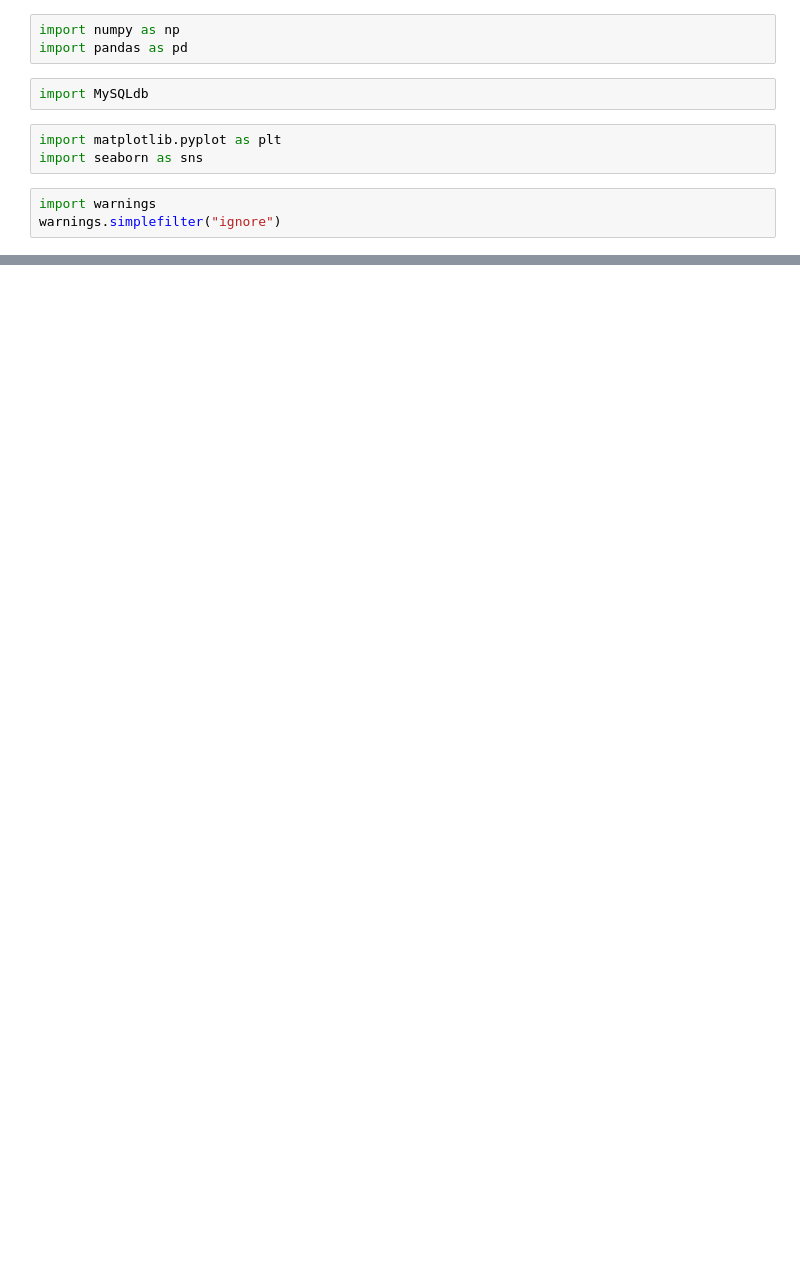
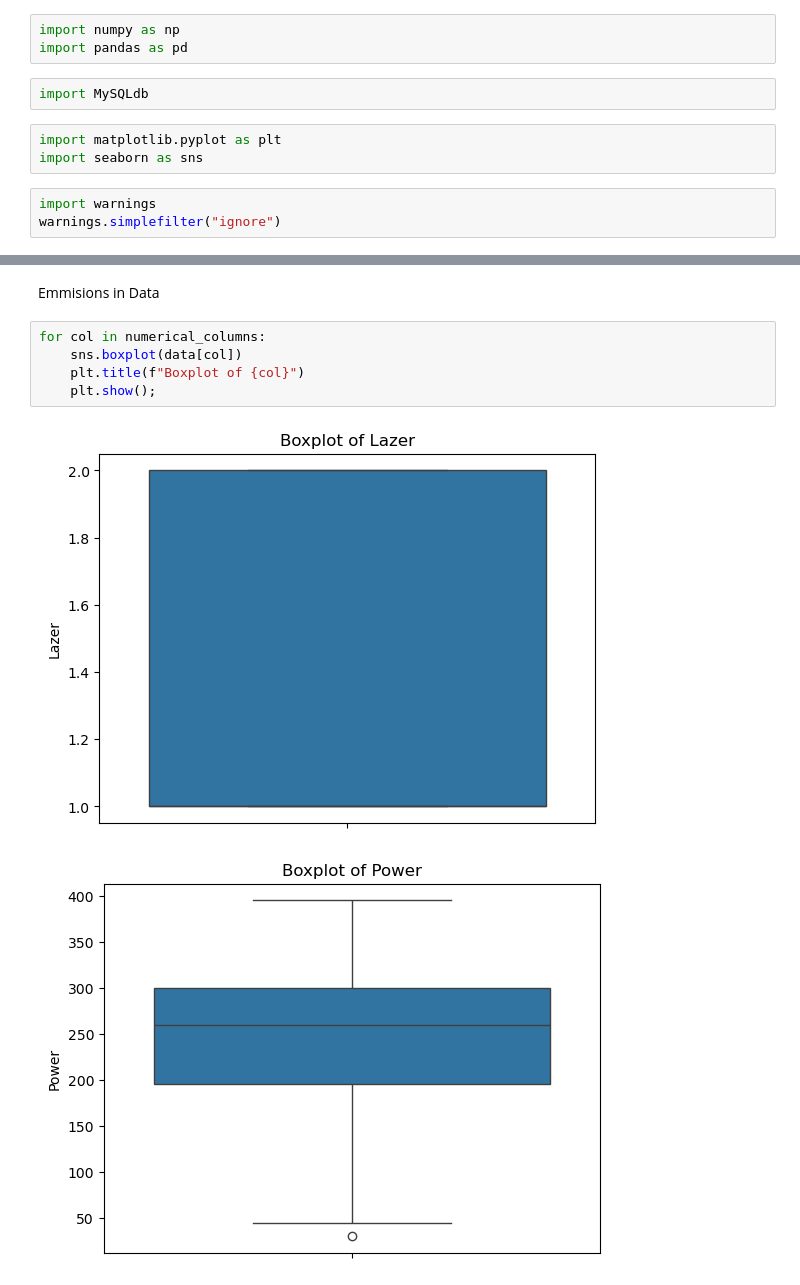
Before and after one commit to Kanclek/Machine-Learning-project, a Jupyter notebook: Main.ipynb, the cells around one changed output, grey strips where cells are left out. Cells and saved outputs as stored; diff of their text form; blank space fills up the shorter version.

```diff
--- a/Main.ipynb
+++ b/Main.ipynb
@@ -102,0 +111,10 @@ class Visualisation:
+# %% [markdown]
+Emmisions in Data
+# %%
+for col in numerical_columns:
+    sns.boxplot(data[col])
+    plt.title(f"Boxplot of {col}")
+    plt.show();
+# %% [output]
+[figure, added]
+[figure, added]
```
Also changed, not shown: parts of 16 cells of this notebook.
